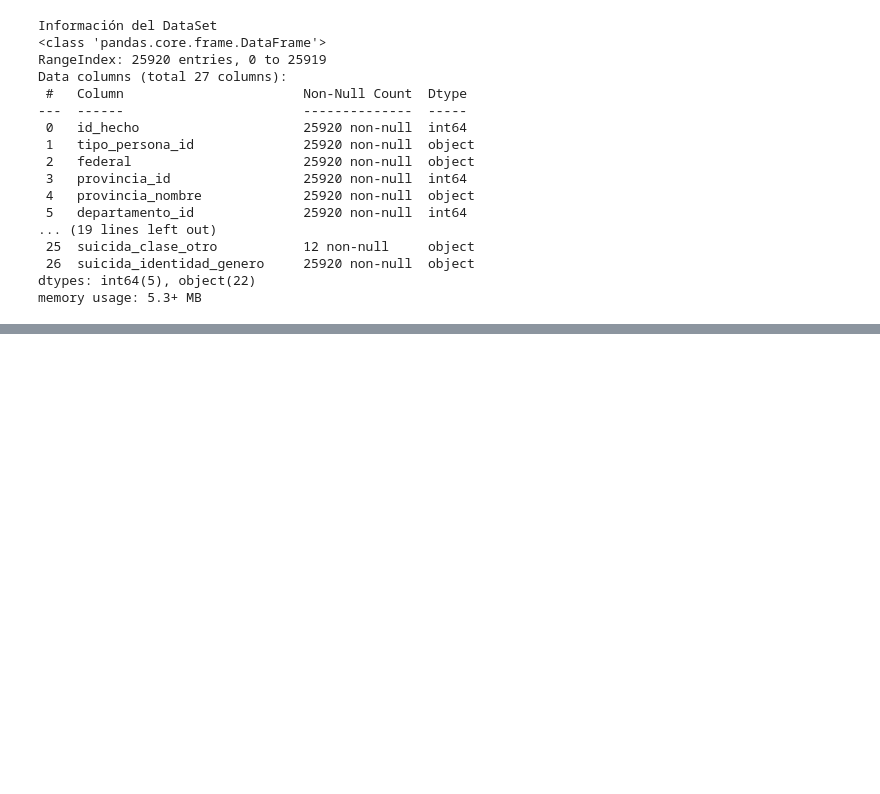
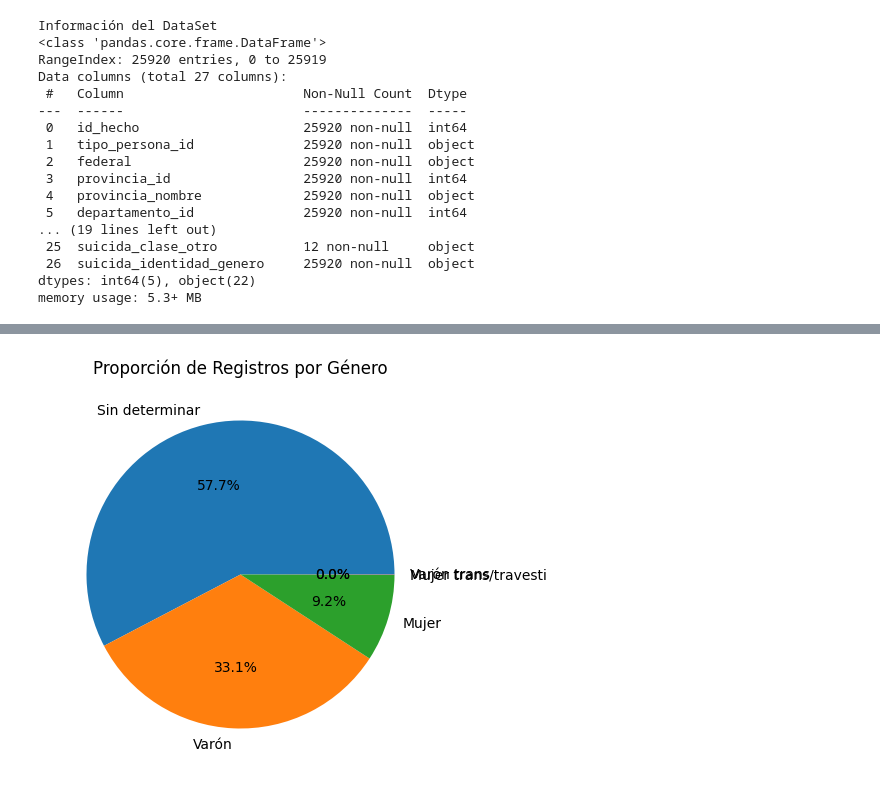
Before and after one commit to Gabi-galv/Data-science-I, a Jupyter notebook: Entrega1.ipynb, the cells around one changed output, grey strips where cells are left out. Cells and saved outputs as stored; diff of their text form; code cells hidden in the pictures; blank space fills up the shorter version.

```diff
--- a/Entrega1.ipynb
+++ b/Entrega1.ipynb
@@ -54,0 +110,9 @@ df['hora_hecho'] = pd.to_datetime(df['hora_hecho'], format='%H:%M', errors='coer
+# %%
+# Comparativa registros por id género
+
+plt.figure(figsize=(5,5))
+plt.pie(df['suicida_identidad_genero'].value_counts(), labels=df['suicida_identidad_genero'].value_counts().index, autopct='%1.1f%%')
+plt.title('Proporción de Registros por Género')
+plt.show()
+# %% [output]
+[figure, added]
```
Also changed, not shown: parts of 9 cells of this notebook.
